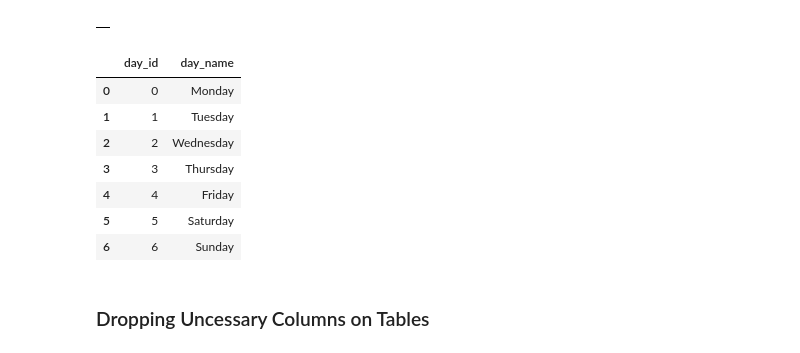
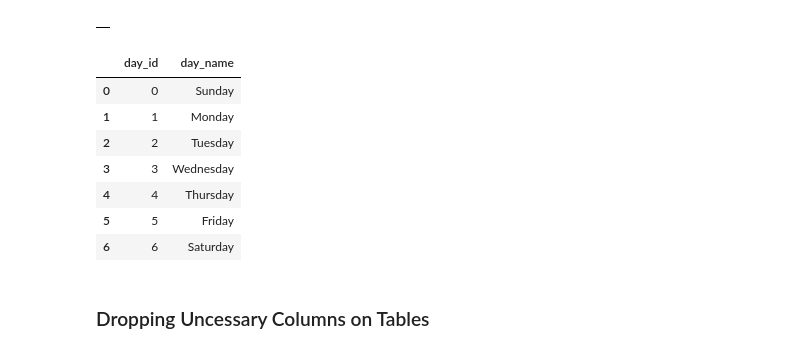
Before and after one commit to anarod1711/Bme-ase, a Jupyter notebook: instacart_modeled.ipynb, the cells around one changed output. Cells and saved outputs as stored; diff of their text form; code cells hidden in the pictures.

```diff
--- a/instacart_modeled.ipynb
+++ b/instacart_modeled.ipynb
@@ -124,17 +129,17 @@ VALUES (5, 'Saturday')
 |  |
 # %%
 %%bigquery
-SELECT * FROM instacart_modeled.Week_Days
+SELECT * FROM instacart_modeled.Week_Days_SQL_Final
 ORDER BY day_id ASC
 # %% [output]
 |  | day_id | day_name |
-| 0 | 0 | Monday |
-| 1 | 1 | Tuesday |
-| 2 | 2 | Wednesday |
-| 3 | 3 | Thursday |
-| 4 | 4 | Friday |
-| 5 | 5 | Saturday |
-| 6 | 6 | Sunday |
+| 0 | 0 | Sunday |
+| 1 | 1 | Monday |
+| 2 | 2 | Tuesday |
+| 3 | 3 | Wednesday |
+| 4 | 4 | Thursday |
+| 5 | 5 | Friday |
+| 6 | 6 | Saturday |
 # %% [markdown]
 ### Dropping Uncessary Columns on Tables
 # %% [markdown]
```
Also changed, not shown: parts of 12 cells of this notebook, 2 other files.
